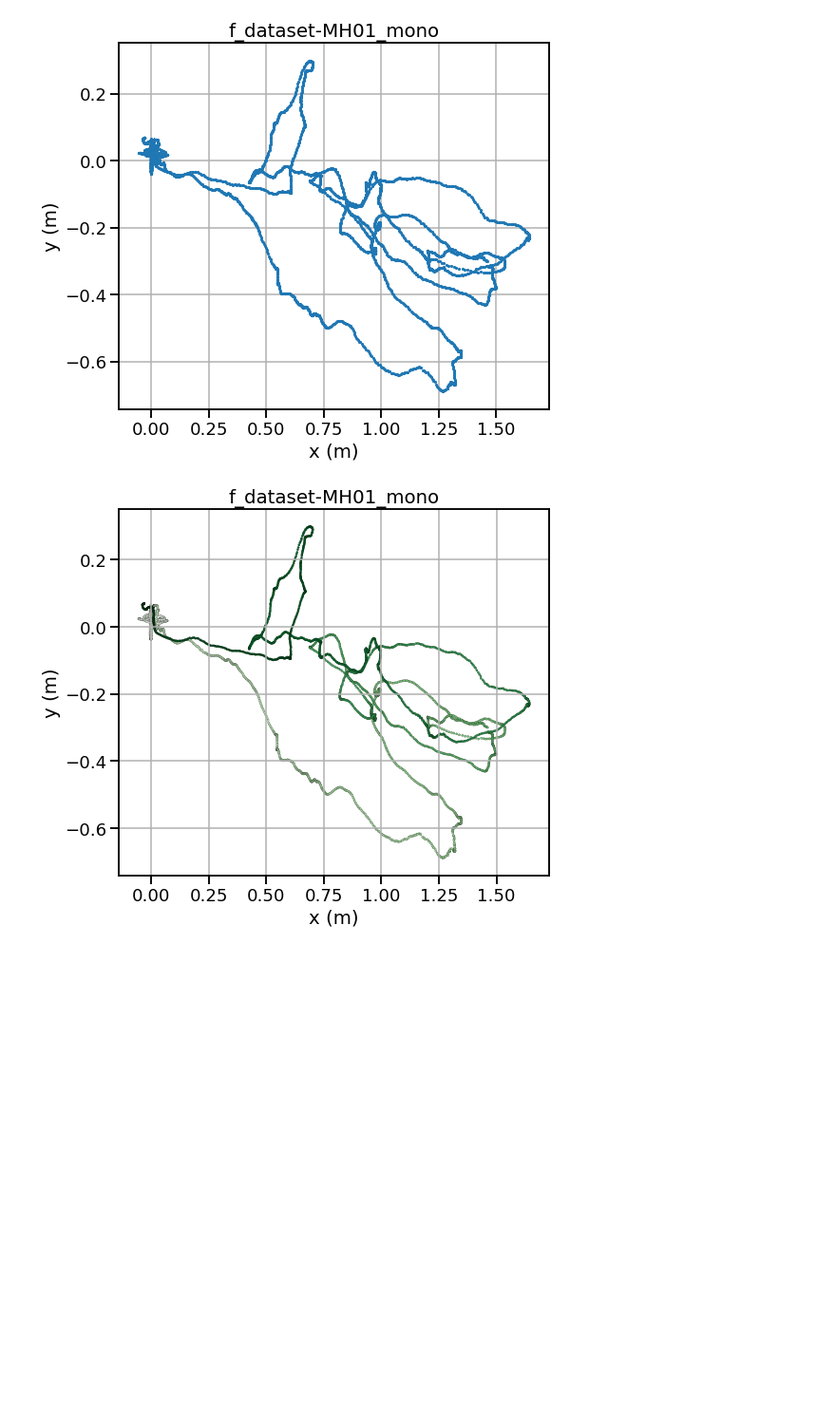
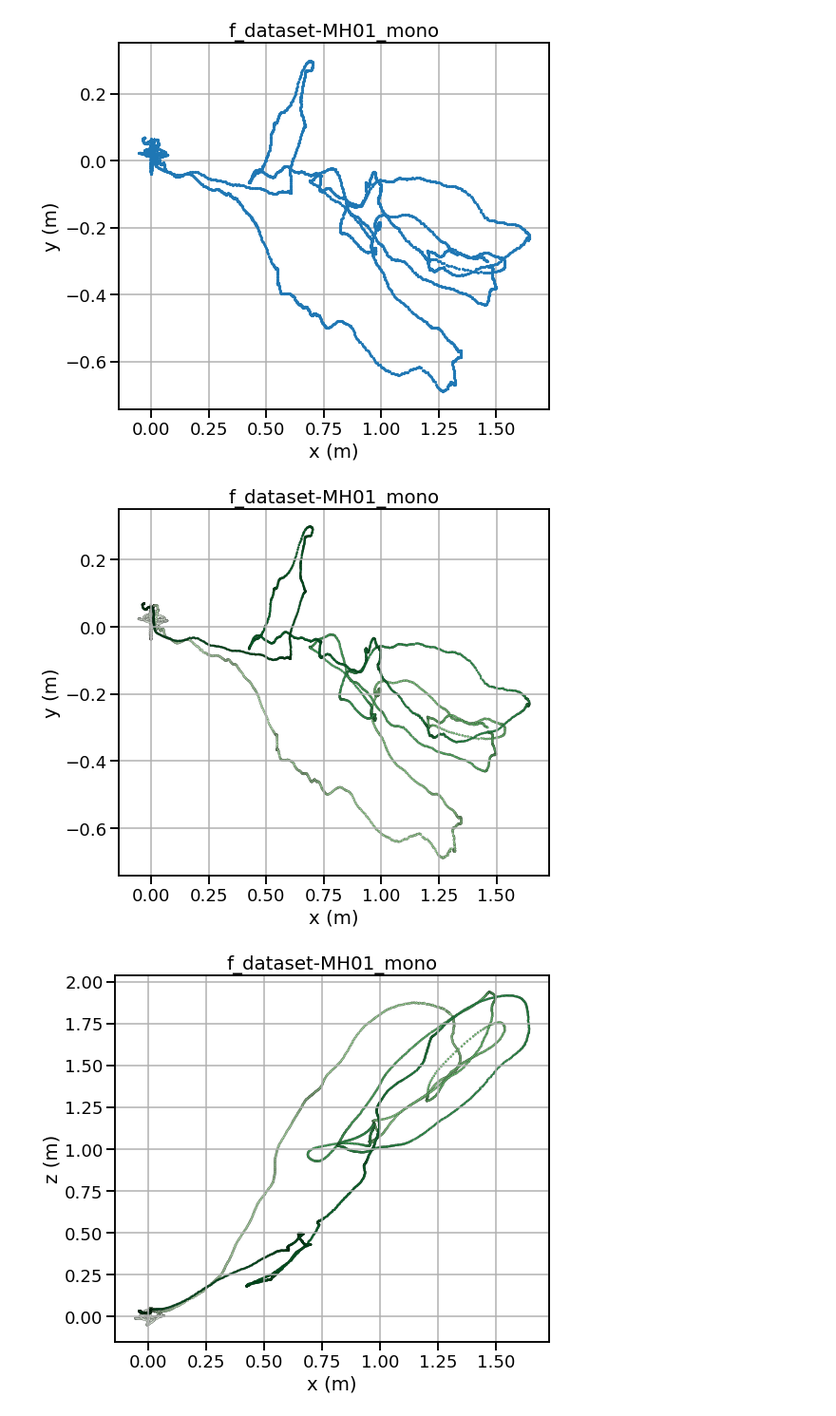
Before and after one commit to kevin-robb/orb_slam_implementation, a Jupyter notebook: results/plot_traj.ipynb, the cells around one changed output. Shown at 95% size. Saved outputs shown, nothing was run; the diff lists cells and outputs as text; code cells hidden in the pictures; blank space fills up the shorter version.

Commit message:
Plot all pairs of coords instead of only xy.

```diff
--- a/results/plot_traj.ipynb
+++ b/results/plot_traj.ipynb
@@ -16,7 +16,7 @@ The parameter `FILE_ID` sets which dataset will be used. Plots will be saved to
 # %%
 FILE_ID = "f_dataset-MH01_mono"
 # FILE_ID = "f_dataset_car_new_mono_2"
-SAVE_PLOTS = True
+SAVE_PLOTS = False
 # %% [markdown]
 We read in the data as a pandas dataframe.
 # %%
@@ -76,20 +76,26 @@ plt.show()
 # %% [output]
 [figure]
 # %%
-# make a plot for which the color changes as it goes on.
-plt.figure(figsize=(8,7))
-plt.grid(True)
-plt.scatter(df.x, df.y, s=5, c=df.time, cmap='Greens', edgecolors= "black", linewidth=0.2)
+def make_plot(x:str, y:str):
+    # make a plot for which the color changes as it goes on.
+    plt.figure(figsize=(8,7))
+    plt.grid(True)
+    plt.scatter(df[x], df[y], s=5, c=df.time, cmap='Greens', edgecolors= "black", linewidth=0.2)
 
-# other plot formatting.
-plt.xlabel("x (m)")
-plt.ylabel("y (m)")
-plt.title(FILE_ID)
-plt.tight_layout()
-# save to a file in plots/ directory.
-if SAVE_PLOTS:
-    plt.savefig("./plots/"+FILE_ID+".png", format='png')
-# show the plot.
-plt.show()
+    # other plot formatting.
+    plt.xlabel(x+" (m)")
+    plt.ylabel(y+" (m)")
+    plt.title(FILE_ID)
+    plt.tight_layout()
+    # save to a file in plots/ directory.
+    if SAVE_PLOTS:
+        plt.savefig("./plots/"+FILE_ID+".png", format='png')
+    # show the plot.
+    plt.show()
-# %% [output]
-[figure, removed]
+# %%
+make_plot("x","y")
+make_plot("x","z")
+make_plot("y","z")
+# %% [output]
+[figure, added]
+[figure, added]
```
Also changed, not shown: parts of 1 cell of this notebook.
